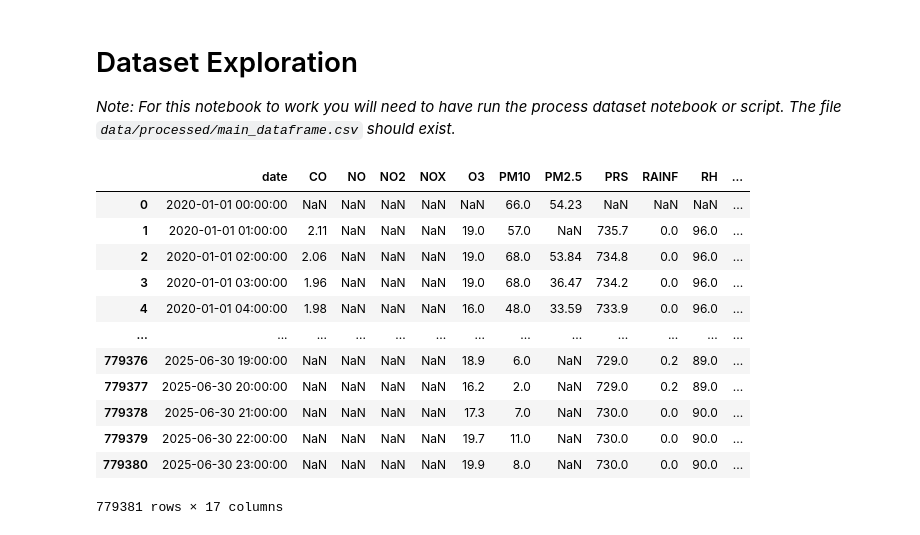
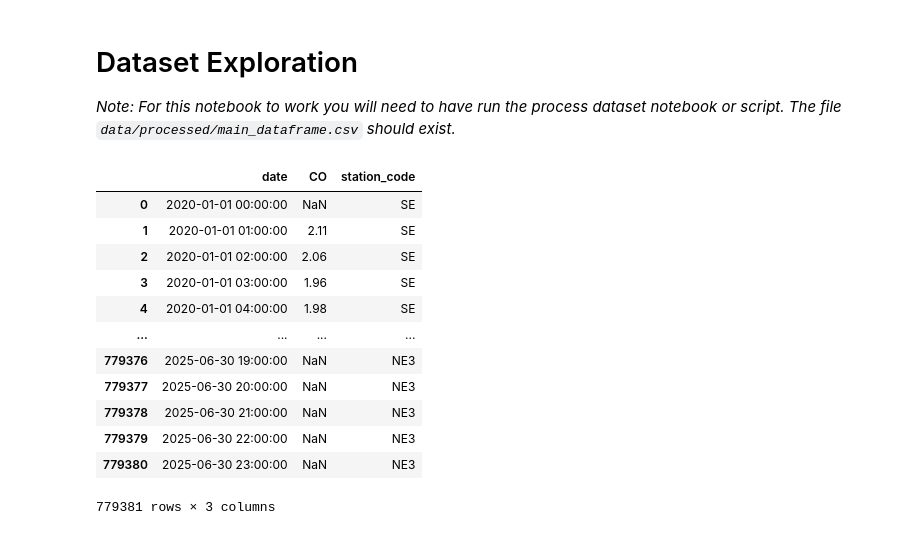
Before and after one commit to Facundo-Barbera/MA2003B-Reto, a Jupyter notebook: notebooks/exploration.ipynb, the cells around one changed output. Saved outputs shown, nothing was run; the diff lists cells and outputs as text; code cells hidden in the pictures.

```diff
--- a/notebooks/exploration.ipynb
+++ b/notebooks/exploration.ipynb
@@ -12,17 +19 @@ df_main = pd.read_csv(
 )
-# %%
-df_main
-# %% [output]
-|  | date | CO | NO | NO2 | NOX | O3 | PM10 | PM2.5 | PRS | RAINF | RH | ... |
-| 0 | 2020-01-01 00:00:00 | NaN | NaN | NaN | NaN | NaN | 66.0 | 54.23 | NaN | NaN | NaN | ... |
-| 1 | 2020-01-01 01:00:00 | 2.11 | NaN | NaN | NaN | 19.0 | 57.0 | NaN | 735.7 | 0.0 | 96.0 | ... |
-| 2 | 2020-01-01 02:00:00 | 2.06 | NaN | NaN | NaN | 19.0 | 68.0 | 53.84 | 734.8 | 0.0 | 96.0 | ... |
-| 3 | 2020-01-01 03:00:00 | 1.96 | NaN | NaN | NaN | 19.0 | 68.0 | 36.47 | 734.2 | 0.0 | 96.0 | ... |
-| 4 | 2020-01-01 04:00:00 | 1.98 | NaN | NaN | NaN | 16.0 | 48.0 | 33.59 | 733.9 | 0.0 | 96.0 | ... |
-| ... | ... | ... | ... | ... | ... | ... | ... | ... | ... | ... | ... | ... |
-| 779376 | 2025-06-30 19:00:00 | NaN | NaN | NaN | NaN | 18.9 | 6.0 | NaN | 729.0 | 0.2 | 89.0 | ... |
-| 779377 | 2025-06-30 20:00:00 | NaN | NaN | NaN | NaN | 16.2 | 2.0 | NaN | 729.0 | 0.2 | 89.0 | ... |
-| 779378 | 2025-06-30 21:00:00 | NaN | NaN | NaN | NaN | 17.3 | 7.0 | NaN | 730.0 | 0.0 | 90.0 | ... |
-| 779379 | 2025-06-30 22:00:00 | NaN | NaN | NaN | NaN | 19.7 | 11.0 | NaN | 730.0 | 0.0 | 90.0 | ... |
-| 779380 | 2025-06-30 23:00:00 | NaN | NaN | NaN | NaN | 19.9 | 8.0 | NaN | 730.0 | 0.0 | 90.0 | ... |
-779381 rows × 17 columns
@@ -28,0 +23,18 @@ df_main
+# %%
+# Get a smaller dataframe with date, co and station_code
+new_df = df[["date", "CO", "station_code"]].copy()
+new_df
+# %% [output]
+|  | date | CO | station_code |
+| 0 | 2020-01-01 00:00:00 | NaN | SE |
+| 1 | 2020-01-01 01:00:00 | 2.11 | SE |
+| 2 | 2020-01-01 02:00:00 | 2.06 | SE |
+| 3 | 2020-01-01 03:00:00 | 1.96 | SE |
+| 4 | 2020-01-01 04:00:00 | 1.98 | SE |
+| ... | ... | ... | ... |
+| 779376 | 2025-06-30 19:00:00 | NaN | NE3 |
+| 779377 | 2025-06-30 20:00:00 | NaN | NE3 |
+| 779378 | 2025-06-30 21:00:00 | NaN | NE3 |
+| 779379 | 2025-06-30 22:00:00 | NaN | NE3 |
+| 779380 | 2025-06-30 23:00:00 | NaN | NE3 |
+779381 rows × 3 columns
```
Also changed, not shown: parts of 5 cells of this notebook, 1 other file.
